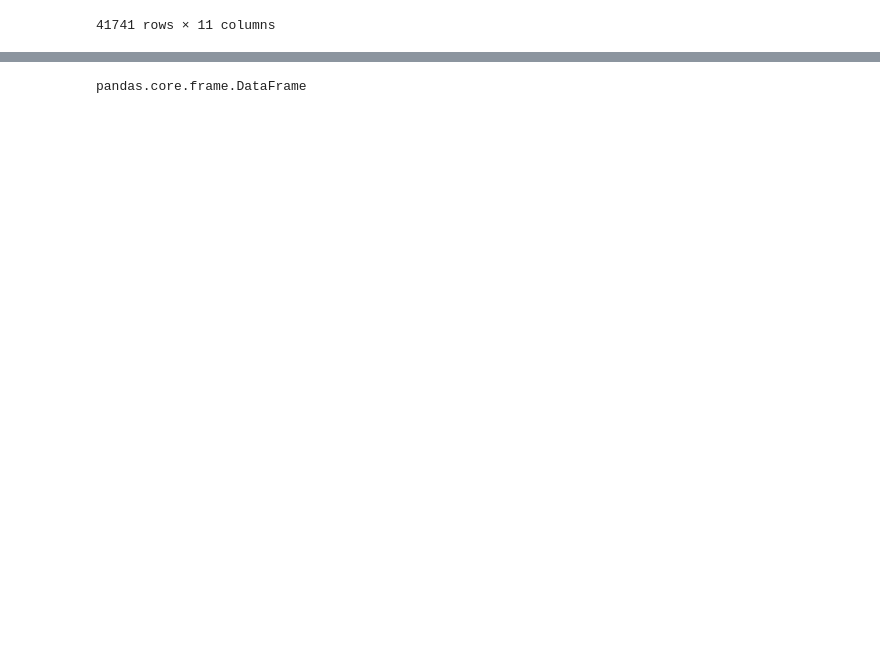
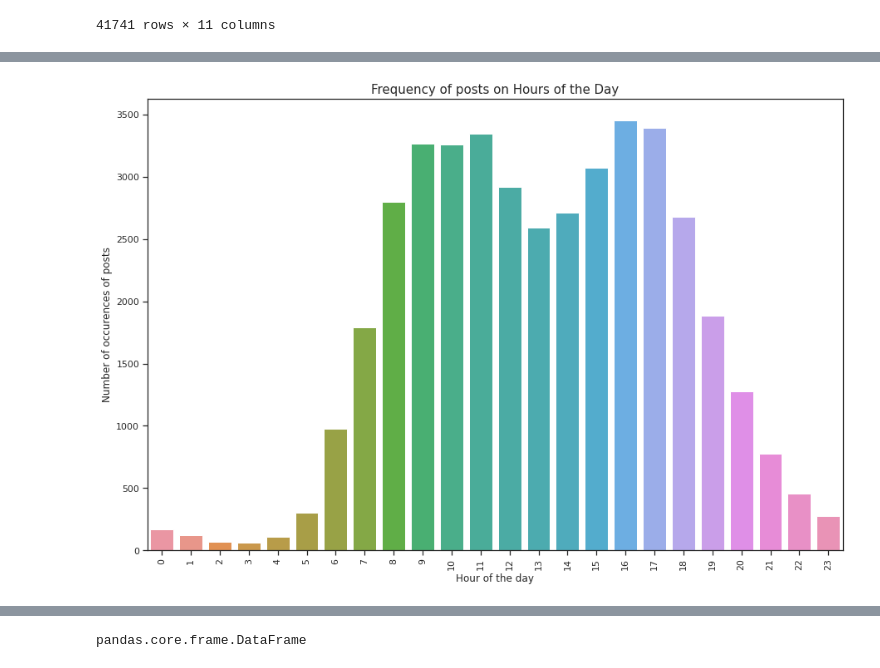
Before and after one commit to Zarmina97/NLP-project-, a Jupyter notebook: Models/Base_Model_Final.ipynb, the cells around one changed output, grey strips where cells are left out. Drawn from its saved outputs; the diff is of its cells as text; code cells hidden in the pictures; blank space fills up the shorter version.

```diff
--- a/Models/Base_Model_Final.ipynb
+++ b/Models/Base_Model_Final.ipynb
@@ -320,0 +188,11 @@ data
+# %%
+countHour=data['Hod'].value_counts()
+plt.figure(figsize=(15,10))
+sns.barplot(countHour.index,countHour.values)
+plt.ylabel('Number of occurences of posts',fontsize=12)
+plt.xlabel('Hour of the day',fontsize=12)
+plt.title('Frequency of posts on Hours of the Day',fontsize=15)
+plt.xticks(rotation='vertical')
+plt.show()
+# %% [output]
+[figure, added]
```
Also changed, not shown: parts of 99 cells of this notebook, 1 other file.
